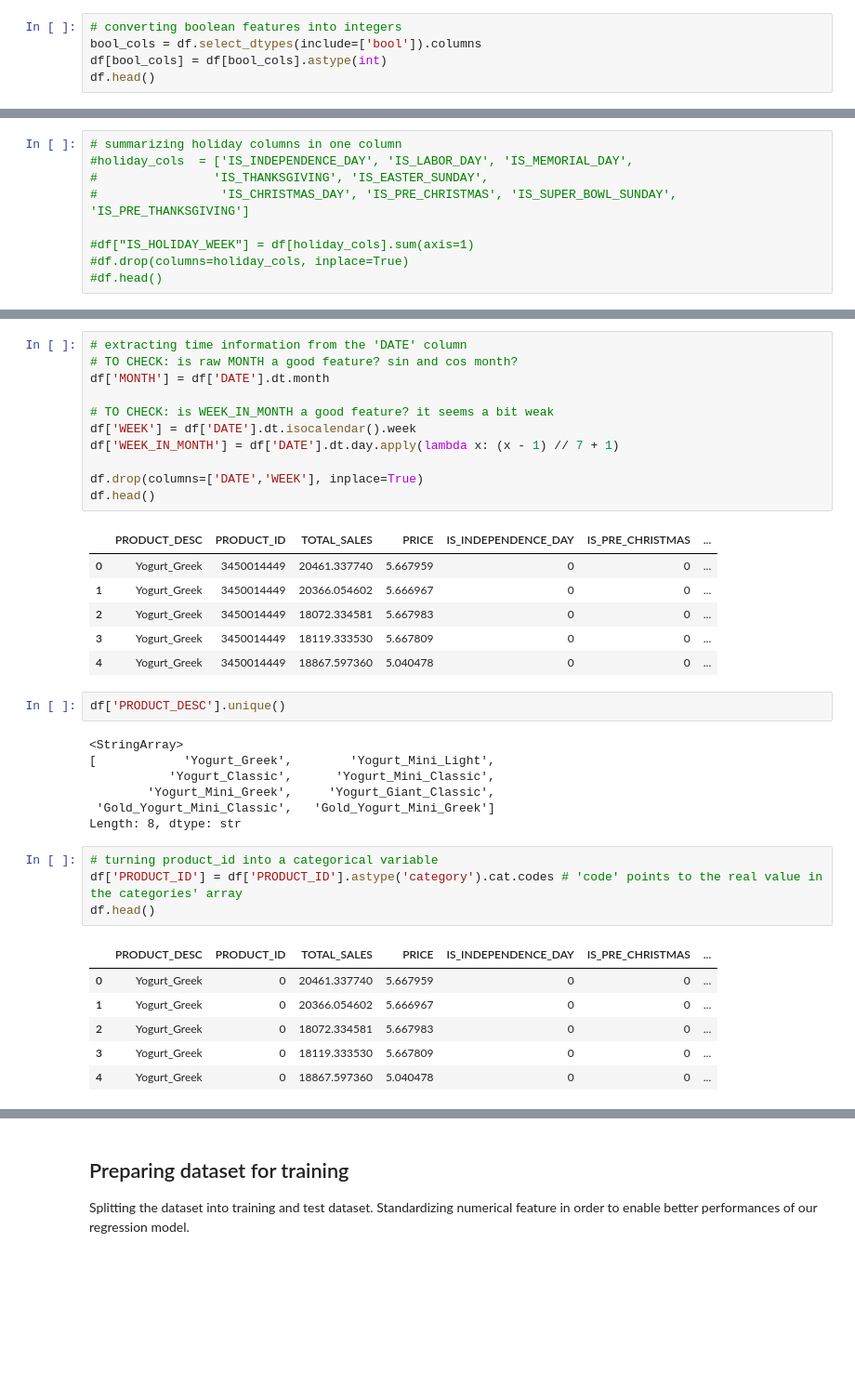
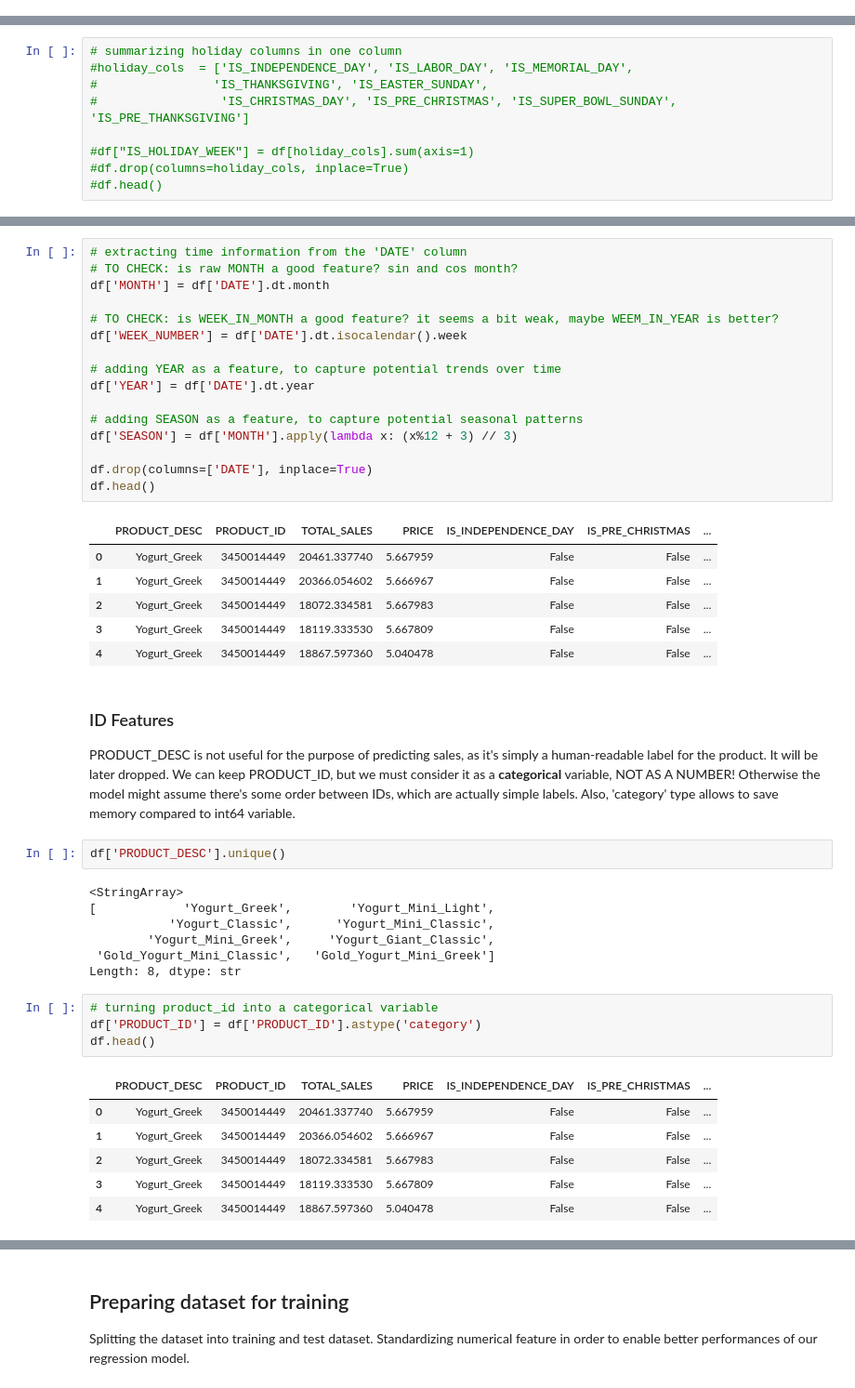
Before and after one commit to fedefraschio/xtel-hackathon, a Jupyter notebook: notebooks/00_exploration.ipynb, the cells around one changed output, grey strips where cells are left out. Shown at 93% size. Saved outputs shown, nothing was run; the diff lists cells and outputs as text; blank space fills up the shorter version.

```diff
--- a/notebooks/00_exploration.ipynb
+++ b/notebooks/00_exploration.ipynb
@@ -49,5 +99,0 @@ null_rows
-# %%
-# converting boolean features into integers
-bool_cols = df.select_dtypes(include=['bool']).columns
-df[bool_cols] = df[bool_cols].astype(int)
-df.head()
@@ -88,19 +143,28 @@ df.head()
 # TO CHECK: is raw MONTH a good feature? sin and cos month?
 df['MONTH'] = df['DATE'].dt.month
 
-# TO CHECK: is WEEK_IN_MONTH a good feature? it seems a bit weak
-df['WEEK'] = df['DATE'].dt.isocalendar().week
-df['WEEK_IN_MONTH'] = df['DATE'].dt.day.apply(lambda x: (x - 1) // 7 + 1)
+# TO CHECK: is WEEK_IN_MONTH a good feature? it seems a bit weak, maybe WEEM_IN_YEAR is better?
+df['WEEK_NUMBER'] = df['DATE'].dt.isocalendar().week
 
-df.drop(columns=['DATE','WEEK'], inplace=True)
+# adding YEAR as a feature, to capture potential trends over time
+df['YEAR'] = df['DATE'].dt.year
+
+# adding SEASON as a feature, to capture potential seasonal patterns
+df['SEASON'] = df['MONTH'].apply(lambda x: (x%12 + 3) // 3)
+
+df.drop(columns=['DATE'], inplace=True)
 df.head()
 # %% [output]
 |  | PRODUCT_DESC | PRODUCT_ID | TOTAL_SALES | PRICE | IS_INDEPENDENCE_DAY | IS_PRE_CHRISTMAS | ... |
-| 0 | Yogurt_Greek | 3450014449 | 20461.337740 | 5.667959 | 0 | 0 | ... |
-| 1 | Yogurt_Greek | 3450014449 | 20366.054602 | 5.666967 | 0 | 0 | ... |
-| 2 | Yogurt_Greek | 3450014449 | 18072.334581 | 5.667983 | 0 | 0 | ... |
-| 3 | Yogurt_Greek | 3450014449 | 18119.333530 | 5.667809 | 0 | 0 | ... |
-| 4 | Yogurt_Greek | 3450014449 | 18867.597360 | 5.040478 | 0 | 0 | ... |
+| 0 | Yogurt_Greek | 3450014449 | 20461.337740 | 5.667959 | False | False | ... |
+| 1 | Yogurt_Greek | 3450014449 | 20366.054602 | 5.666967 | False | False | ... |
+| 2 | Yogurt_Greek | 3450014449 | 18072.334581 | 5.667983 | False | False | ... |
+| 3 | Yogurt_Greek | 3450014449 | 18119.333530 | 5.667809 | False | False | ... |
+| 4 | Yogurt_Greek | 3450014449 | 18867.597360 | 5.040478 | False | False | ... |
+# %% [markdown]
+### ID Features
+PRODUCT_DESC is not useful for the purpose of predicting sales, as it's simply a human-readable label for the product. It will be later dropped.
+ We can keep PRODUCT_ID, but we must consider it as a **categorical** variable, NOT AS A NUMBER! Otherwise the model might assume there's some order between IDs, which are actually simple labels. Also, 'category' type allows to save memory compared to int64 variable.
 # %%
 df['PRODUCT_DESC'].unique()
 # %% [output]
@@ -112,12 +176,12 @@ df['PRODUCT_DESC'].unique()
 Length: 8, dtype: str
 # %%
 # turning product_id into a categorical variable
-df['PRODUCT_ID'] = df['PRODUCT_ID'].astype('category').cat.codes # 'code' points to the real value in the categories' array
+df['PRODUCT_ID'] = df['PRODUCT_ID'].astype('category')
 df.head()
 # %% [output]
 |  | PRODUCT_DESC | PRODUCT_ID | TOTAL_SALES | PRICE | IS_INDEPENDENCE_DAY | IS_PRE_CHRISTMAS | ... |
-| 0 | Yogurt_Greek | 0 | 20461.337740 | 5.667959 | 0 | 0 | ... |
-| 1 | Yogurt_Greek | 0 | 20366.054602 | 5.666967 | 0 | 0 | ... |
-| 2 | Yogurt_Greek | 0 | 18072.334581 | 5.667983 | 0 | 0 | ... |
-| 3 | Yogurt_Greek | 0 | 18119.333530 | 5.667809 | 0 | 0 | ... |
-| 4 | Yogurt_Greek | 0 | 18867.597360 | 5.040478 | 0 | 0 | ... |
+| 0 | Yogurt_Greek | 3450014449 | 20461.337740 | 5.667959 | False | False | ... |
+| 1 | Yogurt_Greek | 3450014449 | 20366.054602 | 5.666967 | False | False | ... |
+| 2 | Yogurt_Greek | 3450014449 | 18072.334581 | 5.667983 | False | False | ... |
+| 3 | Yogurt_Greek | 3450014449 | 18119.333530 | 5.667809 | False | False | ... |
+| 4 | Yogurt_Greek | 3450014449 | 18867.597360 | 5.040478 | False | False | ... |
```
Also changed, not shown: parts of 23 cells of this notebook, 2 other files.
